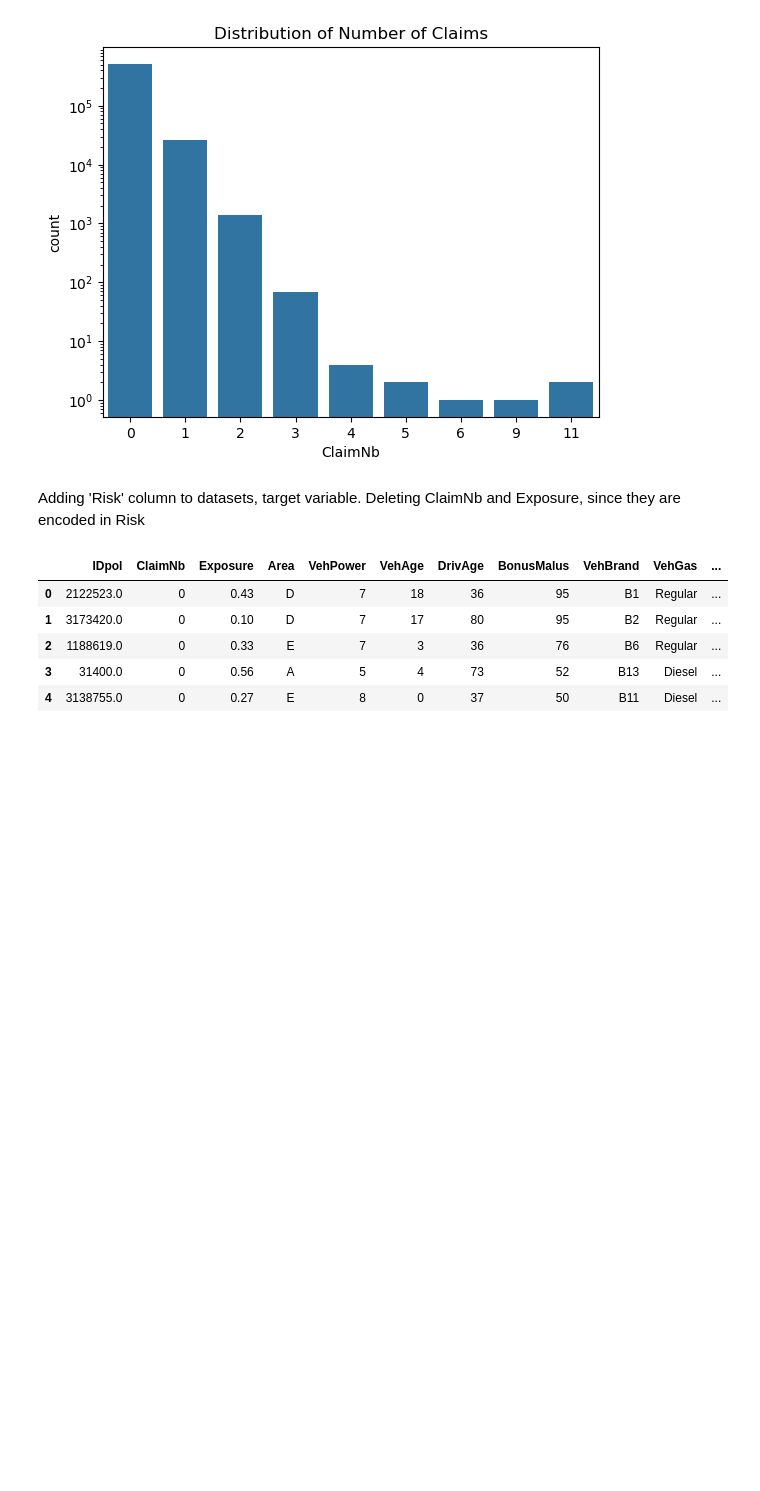
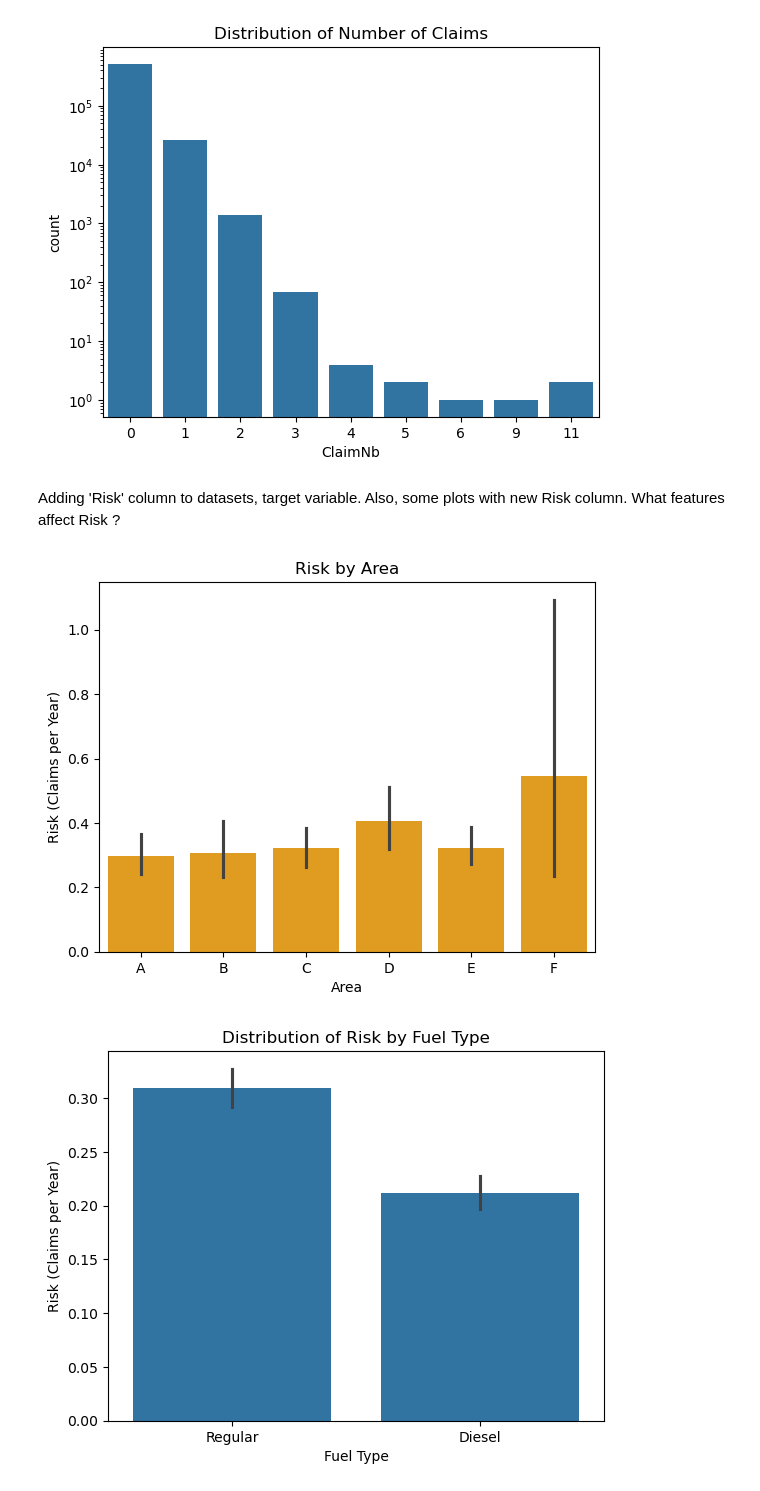
Before and after one commit to AndreiSheremet/Ml-Project.-Predicting-insurance-risk, a Jupyter notebook: DataCleaning and Exploration.ipynb, the cells around one changed output. Cells and saved outputs as stored; diff of their text form; code cells hidden in the pictures; blank space fills up the shorter version.

```diff
--- a/DataCleaning and Exploration.ipynb
+++ b/DataCleaning and Exploration.ipynb
@@ -84,17 +84,51 @@ plt.show()
 [figure]
 [figure]
 # %% [markdown]
-Adding 'Risk' column to datasets, target variable. Deleting ClaimNb and Exposure, since they are encoded in Risk
+Adding 'Risk' column to datasets, target variable. Also, some plots with new Risk column. What features affect Risk ?
 # %%
+# Adding Risk column
 train['Risk'] = train['ClaimNb'] / train['Exposure']
 test['Risk'] =  test['ClaimNb'] / test['Exposure']
-train.drop(columns=['ClaimNb', 'Exposure'])
-test.drop(columns=['ClaimNb', 'Exposure'])
-train.head()
+
+
+# Categorical features vs Risk
+
+# Plot Area vs Risk   Seems like risk increases as area becomes more urbanistic
+area_order = ['A', 'B', 'C', 'D', 'E', 'F']
+sns.barplot(x='Area', y='Risk', data=test, color='orange', estimator='mean', order=area_order)
+plt.title("Risk by Area")
+plt.xlabel("Area")
+plt.ylabel("Risk (Claims per Year)")
+plt.show()
+
+#  Plot of GasType and Risk. Seems like regular gas is a little more risky
+sns.barplot(x='VehGas', y='Risk', data=train,estimator='mean')
+plt.title("Distribution of Risk by Fuel Type")
+plt.xlabel("Fuel Type")
+plt.ylabel("Risk (Claims per Year)")
+plt.show()
+
+#Plot of Regions vs Risk         Not sure about this one. Maybe we can cetegorize R21 and R43 as high risk areas or something
+region_means = (
+    train.groupby('Region')['Risk']
+    .mean()
+    .sort_values(ascending=False)
+    .index
+)
+sns.barplot(x='Region', y='Risk', data=train, estimator='mean', order=region_means)
+plt.title('Mean risk depending on Region')
+plt.xlabel('Region')
+plt.ylabel('Risk(Claims per Year)')
+plt.xticks(rotation=90)  # Rotate labels so they don't overlap
+plt.tight_layout()
+plt.show()
+
+#Numeric features. Checking correlation with Risk  Doesn't seem to work, non-linear correlations are very weak. Useless
+
+claims_train= train[train['Risk']>0] # I thought that maybe filtering out entries with 0 Risk would help,but nah
+corr=claims_train[['VehPower','DrivAge', 'Density', 'BonusMalus','VehAge','Risk']].corr(numeric_only=True)
+sns.heatmap(corr,annot=True,cmap='coolwarm')
+plt.show()
 # %% [output]
-|  | IDpol | ClaimNb | Exposure | Area | VehPower | VehAge | DrivAge | BonusMalus | VehBrand | VehGas | ... |
-| 0 | 2122523.0 | 0 | 0.43 | D | 7 | 18 | 36 | 95 | B1 | Regular | ... |
-| 1 | 3173420.0 | 0 | 0.10 | D | 7 | 17 | 80 | 95 | B2 | Regular | ... |
-| 2 | 1188619.0 | 0 | 0.33 | E | 7 | 3 | 36 | 76 | B6 | Regular | ... |
-| 3 | 31400.0 | 0 | 0.56 | A | 5 | 4 | 73 | 52 | B13 | Diesel | ... |
-| 4 | 3138755.0 | 0 | 0.27 | E | 8 | 0 | 37 | 50 | B11 | Diesel | ... |
+[figure, added]
+[figure, added]
```
Also changed, not shown: parts of 3 cells of this notebook.
